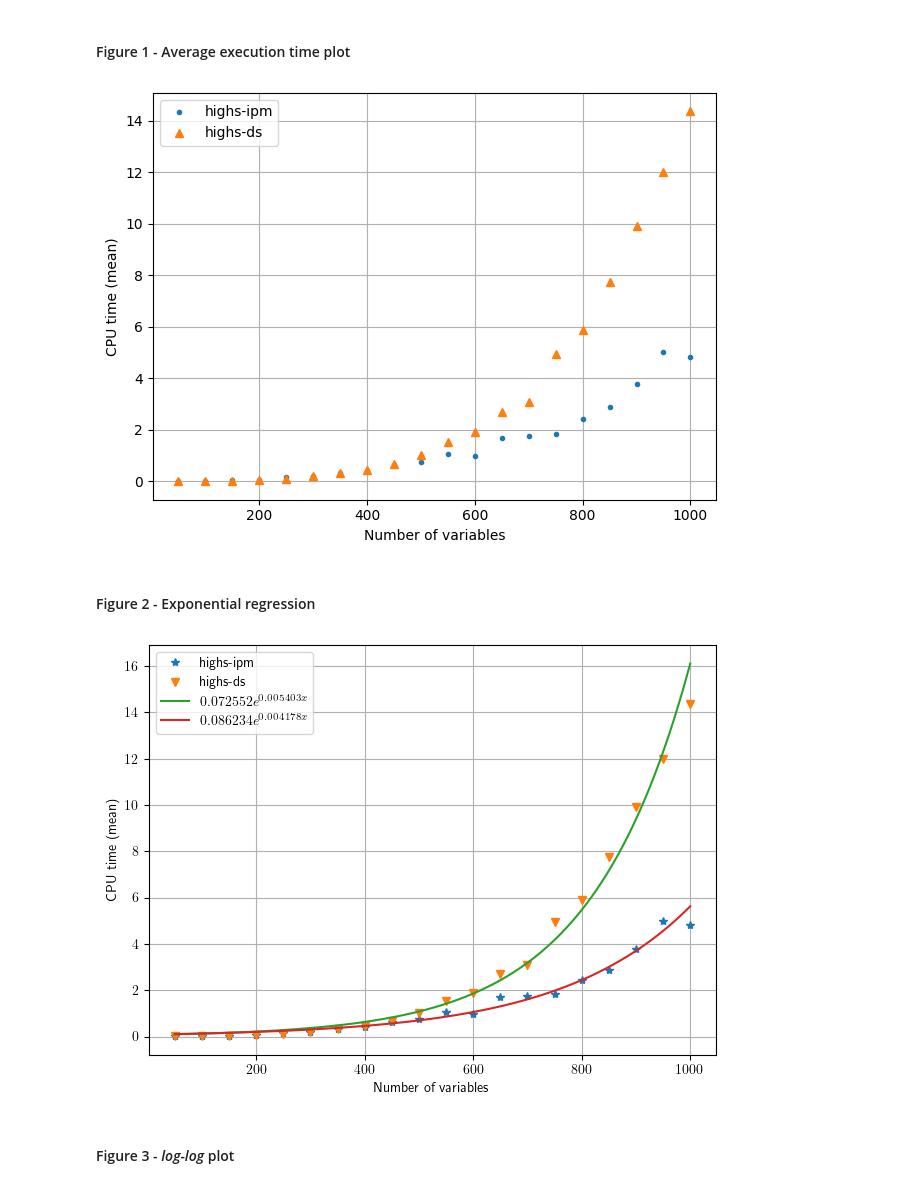
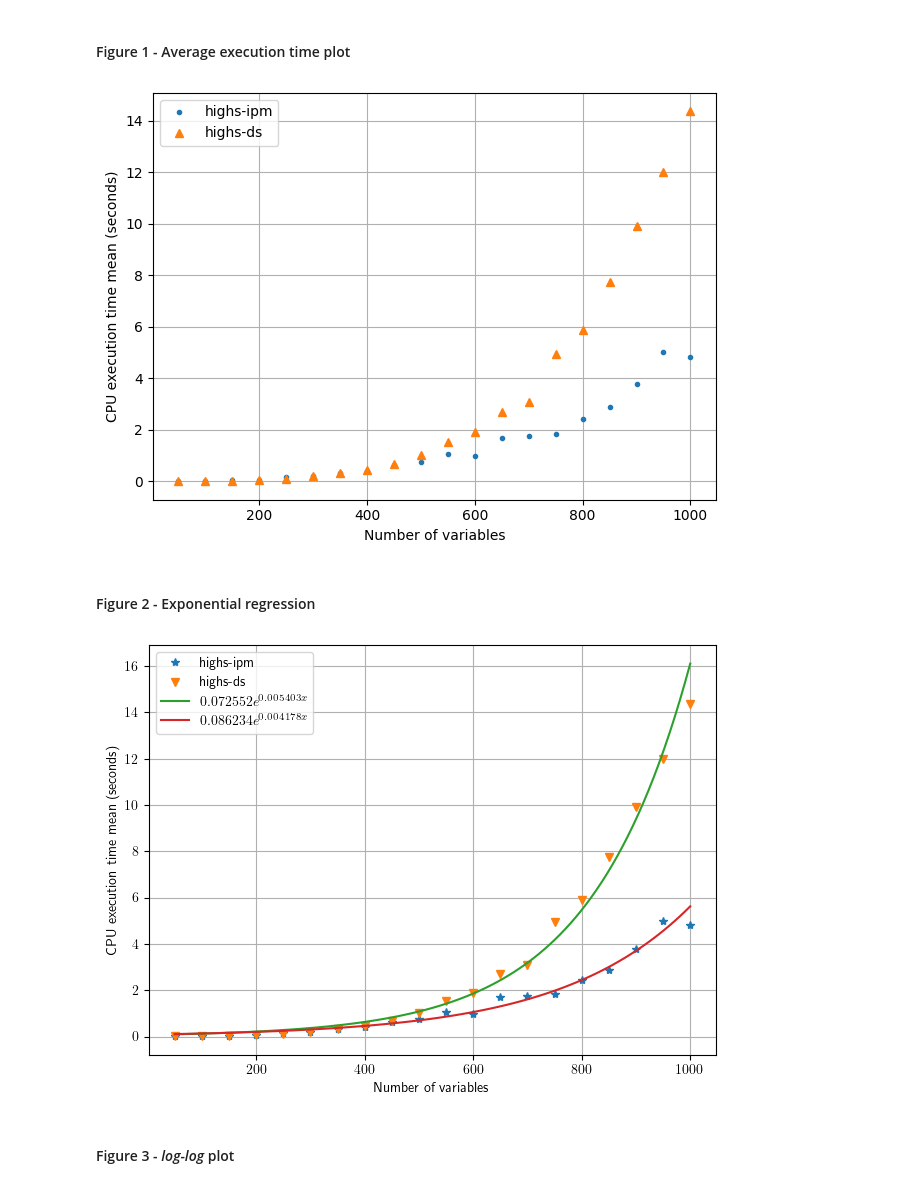
Before and after one commit to ozeasx/math510-mini1, a Jupyter notebook: Mini-1.ipynb, the cells around one changed output. Saved outputs shown, nothing was run; the diff lists cells and outputs as text; code cells hidden in the pictures.

Commit message:
Project files
Changed the legends

```diff
--- a/Mini-1.ipynb
+++ b/Mini-1.ipynb
@@ -132,20 +132,20 @@ Additionally, we can also plot the original data in a *log-log* scale. In such s
 # %%
 fig, ax = plt.subplots()
 
 marker = {'highs-ds': '^',
           'highs-ipm': '.'}
 
 for method in methods:
     ax.plot(df[df['method']==method].groupby(['n_variables'])[['time']].agg([np.mean]), marker[method], label=method)
 
 ax.set_xlabel('Number of variables')
-ax.set_ylabel('CPU time (mean)')
+ax.set_ylabel('CPU execution time mean (seconds)')
 ax.legend()
 ax.grid()
 plt.tight_layout()
 plt.show()
 # %% [output]
-[figure, old version]
+[figure, new version]
 # %%
 x1 = df.groupby(['n_variables', 'method'])[['time']].agg([np.mean]).unstack()[('time', 'mean',  'highs-ds')].index.tolist()
 y1 = df.groupby(['n_variables', 'method'])[['time']].agg([np.mean]).unstack()[('time', 'mean',  'highs-ds')].tolist()
@@ -190,13 +190,13 @@ ax.plot(x1_fitted, y1_fitted, label="${%fe}^{%fx}$" % (a1, b1))
 ax.plot(x2_fitted, y2_fitted, label="${%fe}^{%fx}$" % (a2, b2))
 
 ax.set_xlabel('Number of variables')
-ax.set_ylabel('CPU time (mean)')
+ax.set_ylabel('CPU execution time mean (seconds)')
 ax.legend()
 ax.grid()
 plt.tight_layout()
 plt.show()
 # %% [output]
-[figure, old version]
+[figure, new version]
 # %% [markdown]
 #### Figure 3 - *log-log* plot
 # %%
```
Also changed, not shown: parts of 3 cells of this notebook, 1 other file.
